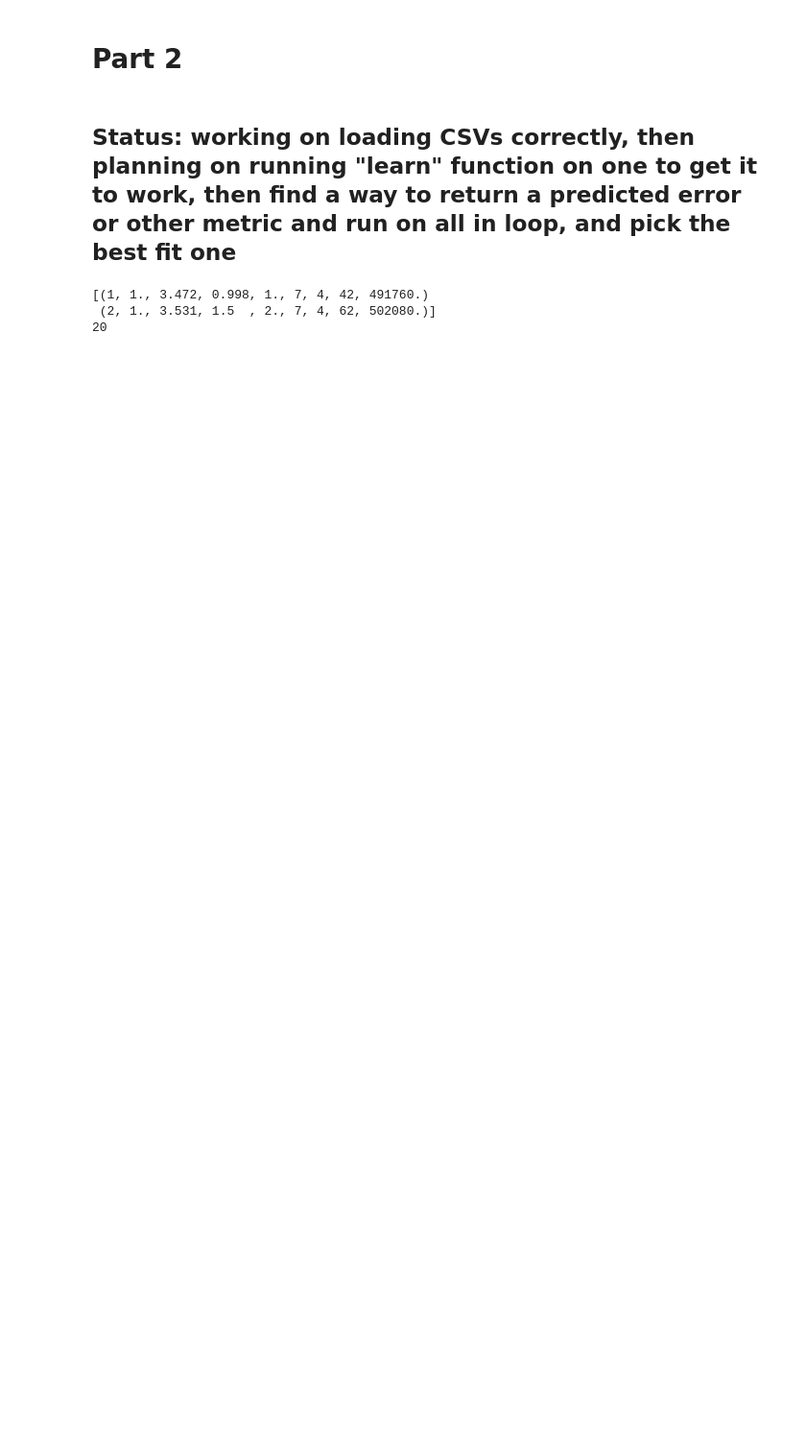
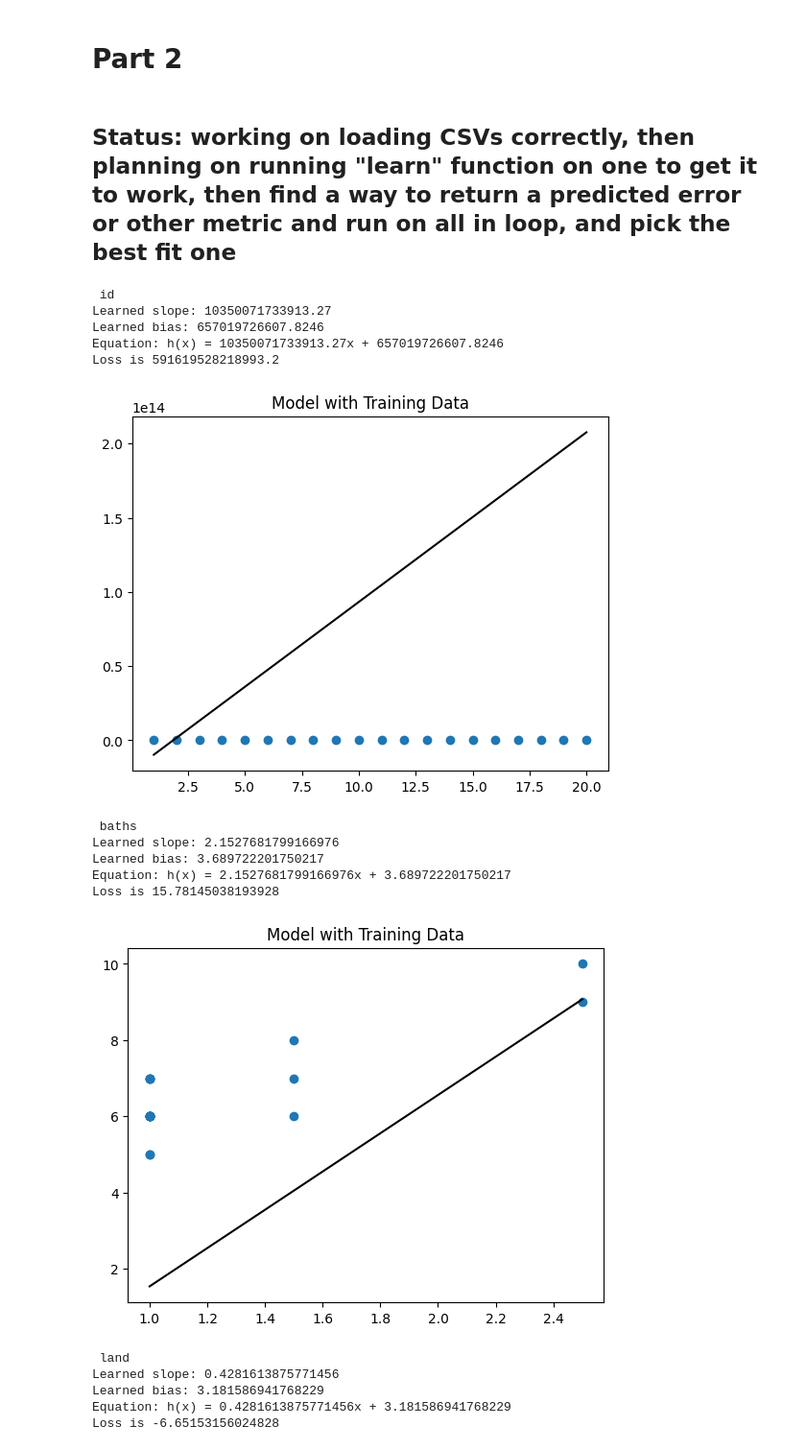
Before and after one commit to ghawkes333/LinearRegression, a Jupyter notebook: linear_regression.ipynb, the cells around one changed output. Shown at 96% size. Cells and saved outputs as stored; diff of their text form; code cells hidden in the pictures; blank space fills up the shorter version.

Commit message:
Predict each input variable in housing data

```diff
--- a/linear_regression.ipynb
+++ b/linear_regression.ipynb
@@ -64,7 +64,7 @@ def learn(num_iter, x_train, y_train):
 
         j = j + 1
 
-    return params[0], params[1], slope_history, error_history
+    return params[0], params[1], slope_history, error_history, loss_sum
 # %%
 # Load Data
 
@@ -127,13 +127,44 @@ import numpy as np
 # %%
 data_formats = {'names': ('id', 'baths', 'land', 'living', 'garages', 'rooms','beds','age', 'price'), 'formats':('i2', 'f2', 'f4','f4', 'f4', 'i4', 'i4','i4','f8')}
 housing_train = np.loadtxt("train.csv", delimiter=',', skiprows=1, dtype=data_formats)
 housing_test = np.loadtxt("test.csv", delimiter=',', skiprows=1, dtype=data_formats)
 #House ID,Bathrooms,Land Area,Living area,# Garages,# Rooms,# Bedrooms,Age of home,Price
 
-housing_train_land = housing_train[:2]
-print(housing_train_land)
-print(len(housing_train))
+
+housing_train_output = housing_train["rooms"]
+
+for n in data_formats["names"]:
+    if n == 'price':
+        continue
+    print("\n\n", n)
+    housing_train_input = housing_train[n]
+    learned_slope, bias, slope_history, error_history, final_loss = learn(200, housing_train_input, housing_train_output)
+    print(f"Learned slope: {learned_slope}")
+    print(f"Learned bias: {bias}")
+    print(f"Equation: h(x) = {learned_slope}x + {bias}")
+    print(f"Loss is {final_loss}")
+
+    plt.scatter(housing_train_input, housing_train_output)
+    first_x = np.min(housing_train_input)
+    last_x = np.max(housing_train_input)
+    plt.plot([first_x, last_x], [bias - first_x * learned_slope, bias + last_x * learned_slope], color="black")
+    plt.title("Model with Training Data")
+    plt.show()
 # %% [output]
-[(1, 1., 3.472, 0.998, 1., 7, 4, 42, 491760.)
- (2, 1., 3.531, 1.5  , 2., 7, 4, 62, 502080.)]
-20
+ id
+Learned slope: 10350071733913.27
+Learned bias: 657019726607.8246
+Equation: h(x) = 10350071733913.27x + 657019726607.8246
+Loss is 591619528218993.2
+[figure, added]
+ baths
+Learned slope: 2.1527681799166976
+Learned bias: 3.689722201750217
+Equation: h(x) = 2.1527681799166976x + 3.689722201750217
+Loss is 15.78145038193928
+[figure, added]
+ land
+Learned slope: 0.4281613875771456
+Learned bias: 3.181586941768229
+Equation: h(x) = 0.4281613875771456x + 3.181586941768229
+Loss is -6.65153156024828
```
Also changed, not shown: parts of 2 cells of this notebook.
